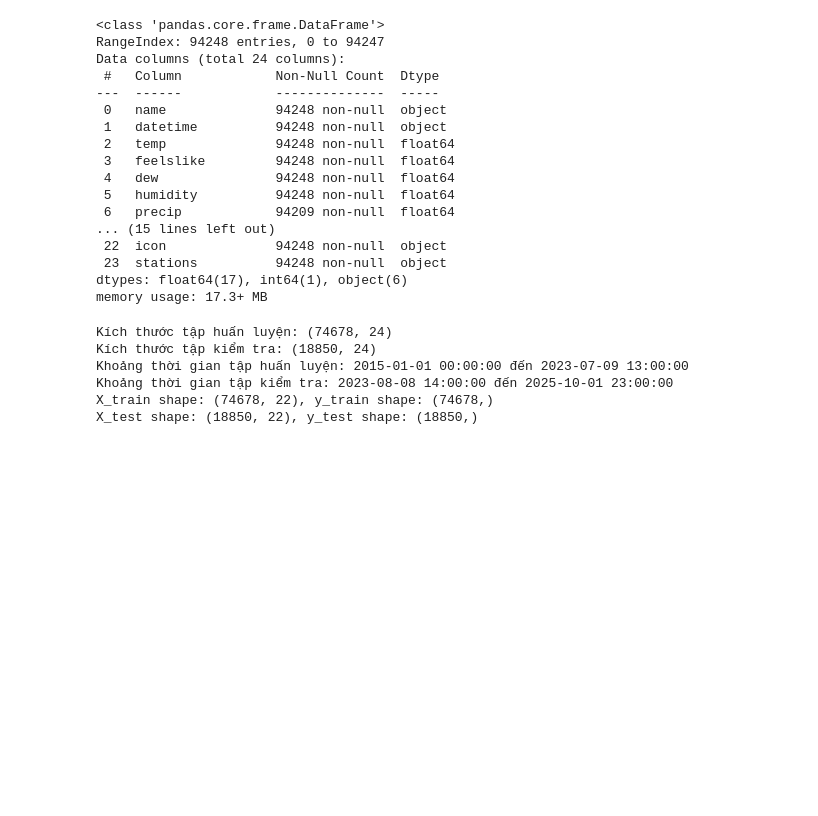
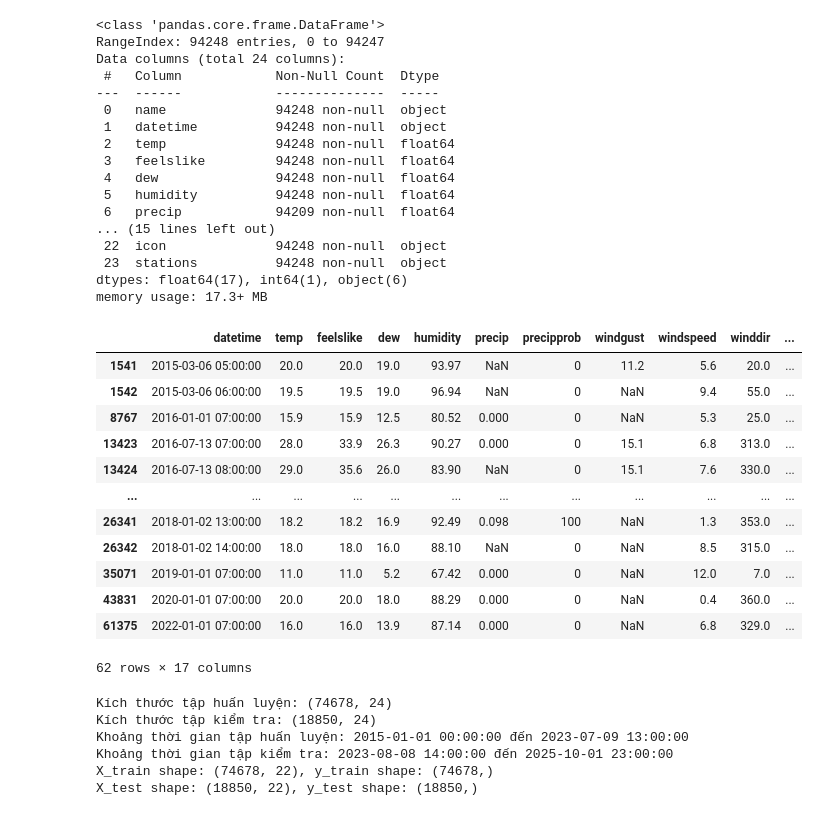
Before and after one commit to NgocHoa04/machine_learning_project, a Jupyter notebook: notebooks/data_hourly.ipynb, the cells around one changed output. Cells and saved outputs as stored; diff of their text form; code cells hidden in the pictures; blank space fills up the shorter version.

```diff
--- a/notebooks/data_hourly.ipynb
+++ b/notebooks/data_hourly.ipynb
@@ -32,10 +32,24 @@ Data columns (total 24 columns):
 dtypes: float64(17), int64(1), object(6)
 memory usage: 17.3+ MB
 # %%
-#df = df.drop(columns=["snow", "snowdepth", "name", "preciptype", "visibility", "severerisk", "icon", "stations"])
-#df["mising_any"] = df.isna().any(axis=1)
+df = df.drop(columns=["snow", "snowdepth", "name", "preciptype", "visibility", "severerisk", "icon", "stations"])
+df["mising_any"] = df.isna().any(axis=1)
 #lấy giá trị true trong missing_any
-#df[df["mising_any"]]
+df[df["mising_any"]]
+# %% [output]
+|  | datetime | temp | feelslike | dew | humidity | precip | precipprob | windgust | windspeed | winddir | ... |
+| 1541 | 2015-03-06 05:00:00 | 20.0 | 20.0 | 19.0 | 93.97 | NaN | 0 | 11.2 | 5.6 | 20.0 | ... |
+| 1542 | 2015-03-06 06:00:00 | 19.5 | 19.5 | 19.0 | 96.94 | NaN | 0 | NaN | 9.4 | 55.0 | ... |
+| 8767 | 2016-01-01 07:00:00 | 15.9 | 15.9 | 12.5 | 80.52 | 0.000 | 0 | NaN | 5.3 | 25.0 | ... |
+| 13423 | 2016-07-13 07:00:00 | 28.0 | 33.9 | 26.3 | 90.27 | 0.000 | 0 | 15.1 | 6.8 | 313.0 | ... |
+| 13424 | 2016-07-13 08:00:00 | 29.0 | 35.6 | 26.0 | 83.90 | NaN | 0 | 15.1 | 7.6 | 330.0 | ... |
+| ... | ... | ... | ... | ... | ... | ... | ... | ... | ... | ... | ... |
+| 26341 | 2018-01-02 13:00:00 | 18.2 | 18.2 | 16.9 | 92.49 | 0.098 | 100 | NaN | 1.3 | 353.0 | ... |
+| 26342 | 2018-01-02 14:00:00 | 18.0 | 18.0 | 16.0 | 88.10 | NaN | 0 | NaN | 8.5 | 315.0 | ... |
+| 35071 | 2019-01-01 07:00:00 | 11.0 | 11.0 | 5.2 | 67.42 | 0.000 | 0 | NaN | 12.0 | 7.0 | ... |
+| 43831 | 2020-01-01 07:00:00 | 20.0 | 20.0 | 18.0 | 88.29 | 0.000 | 0 | NaN | 0.4 | 360.0 | ... |
+| 61375 | 2022-01-01 07:00:00 | 16.0 | 16.0 | 13.9 | 87.14 | 0.000 | 0 | NaN | 6.8 | 329.0 | ... |
+62 rows × 17 columns
 # %%
 # Chia train-test split theo thời gian, đảm bảo cột `datetime` đã là datetime và dữ liệu được sắp xếp
 # temp là biến mục tiêu
```
Also changed, not shown: parts of 7 cells of this notebook.
